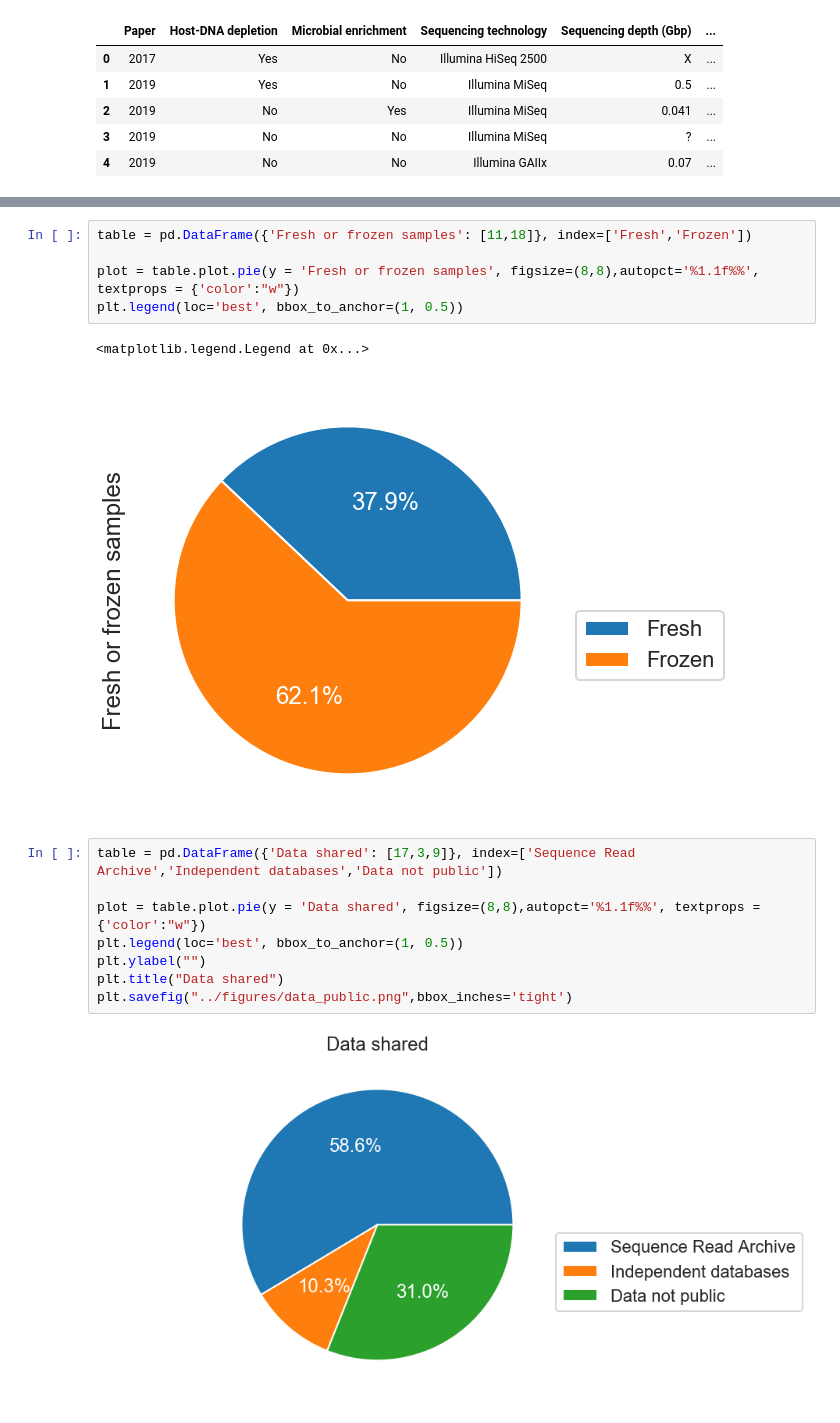
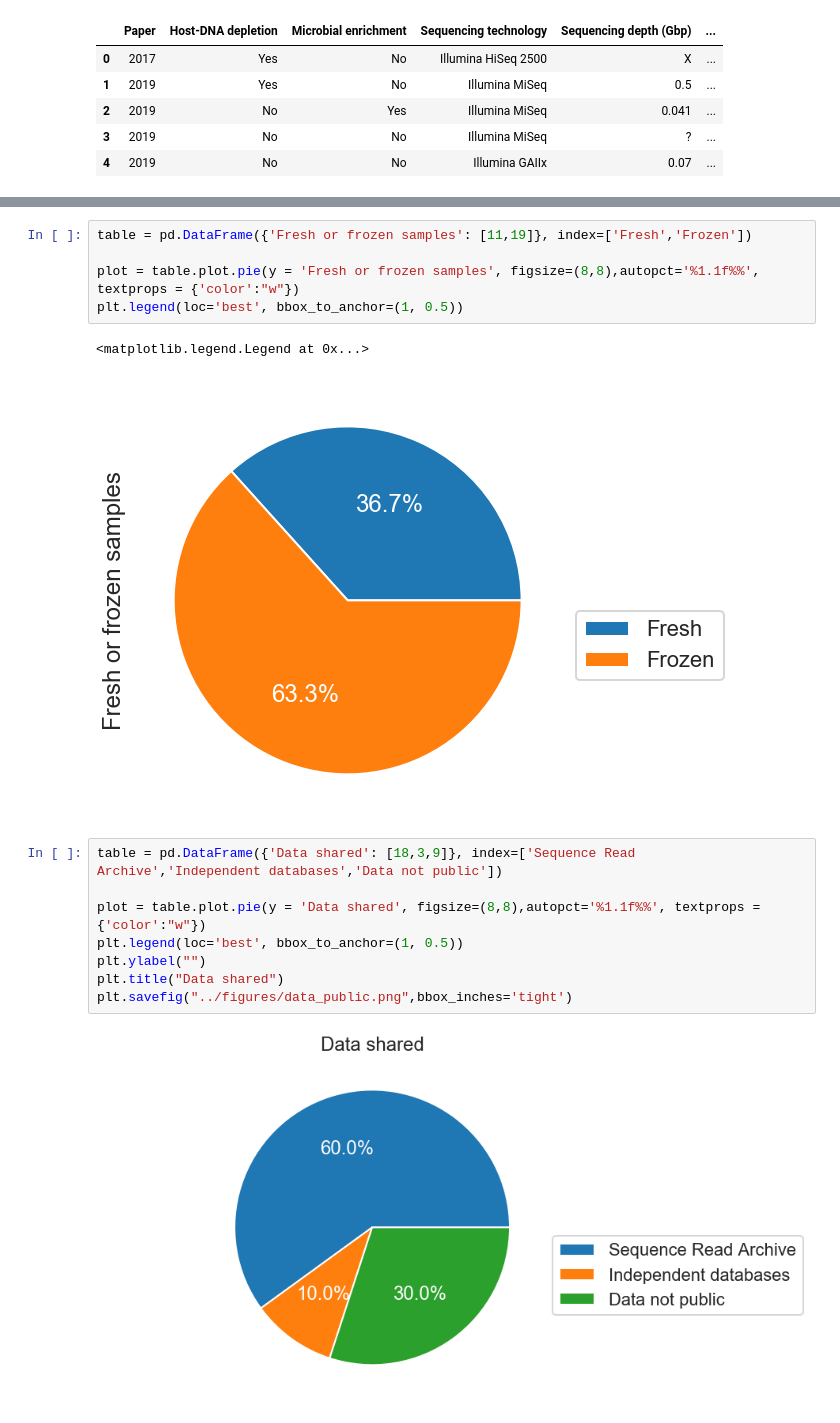
Before and after one commit to LizChang/Review-Paper-Figures, a Jupyter notebook: notebooks/table.ipynb, the cells around one changed output, grey strips where cells are left out. Saved outputs shown, nothing was run; the diff lists cells and outputs as text.

Commit message:
Update table

```diff
--- a/notebooks/table.ipynb
+++ b/notebooks/table.ipynb
@@ -177,18 +175,18 @@ g=sns.despine()
 # %%
-table = pd.DataFrame({'Fresh or frozen samples': [11,18]}, index=['Fresh','Frozen'])
+table = pd.DataFrame({'Fresh or frozen samples': [11,19]}, index=['Fresh','Frozen'])
 
 plot = table.plot.pie(y = 'Fresh or frozen samples', figsize=(8,8),autopct='%1.1f%%', textprops = {'color':"w"})
 plt.legend(loc='best', bbox_to_anchor=(1, 0.5))
 # %% [output]
 <matplotlib.legend.Legend at 0x...>
-[figure, old version]
+[figure, new version]
 # %%
-table = pd.DataFrame({'Data shared': [17,3,9]}, index=['Sequence Read Archive','Independent databases','Data not public'])
+table = pd.DataFrame({'Data shared': [18,3,9]}, index=['Sequence Read Archive','Independent databases','Data not public'])
 
 plot = table.plot.pie(y = 'Data shared', figsize=(8,8),autopct='%1.1f%%', textprops = {'color':"w"})
 plt.legend(loc='best', bbox_to_anchor=(1, 0.5))
 plt.ylabel("")
 plt.title("Data shared")
 plt.savefig("../figures/data_public.png",bbox_inches='tight')
 # %% [output]
-[figure, old version]
+[figure, new version]
```
Also changed, not shown: parts of 12 cells of this notebook, 16 other files.
